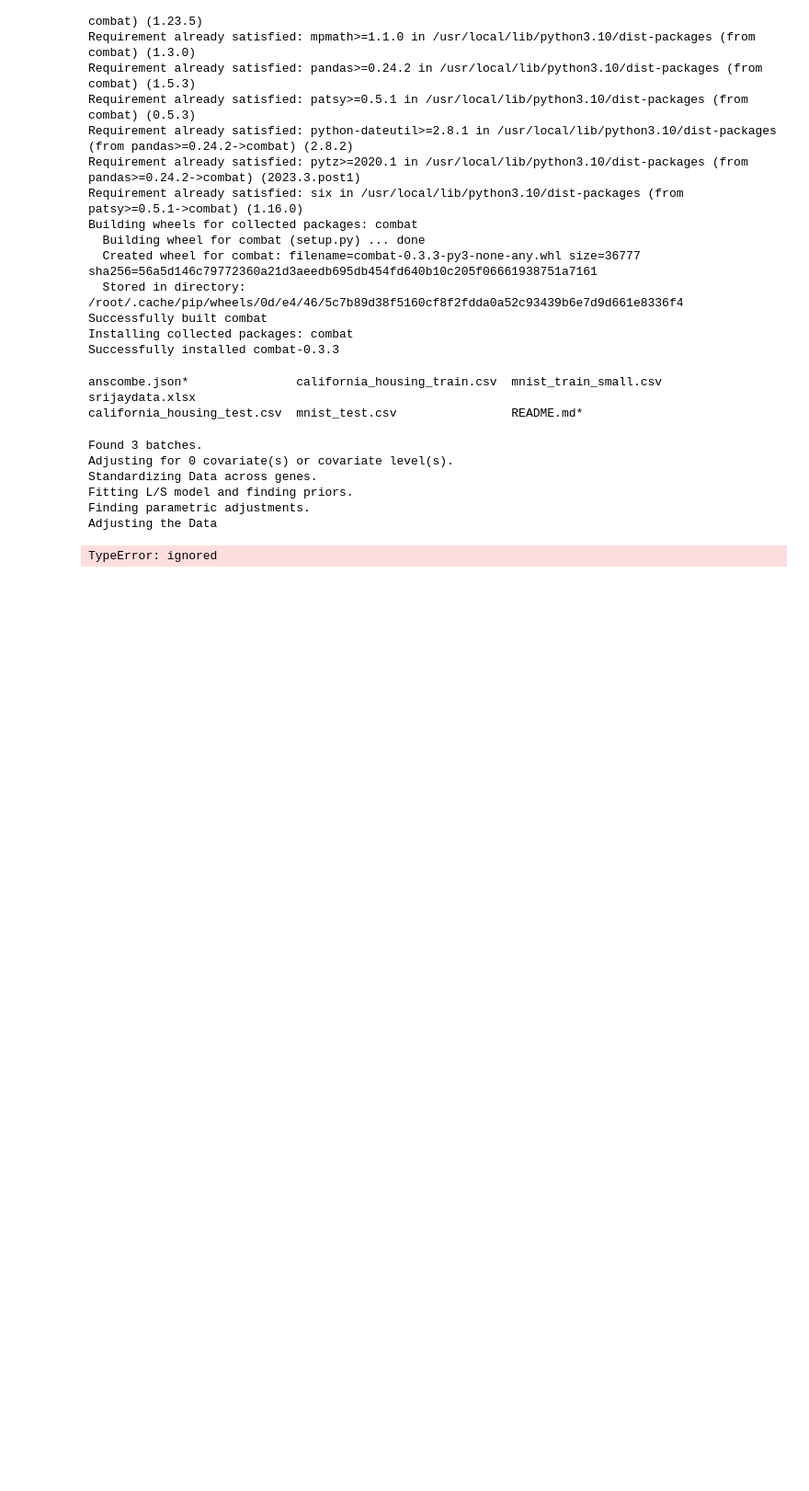
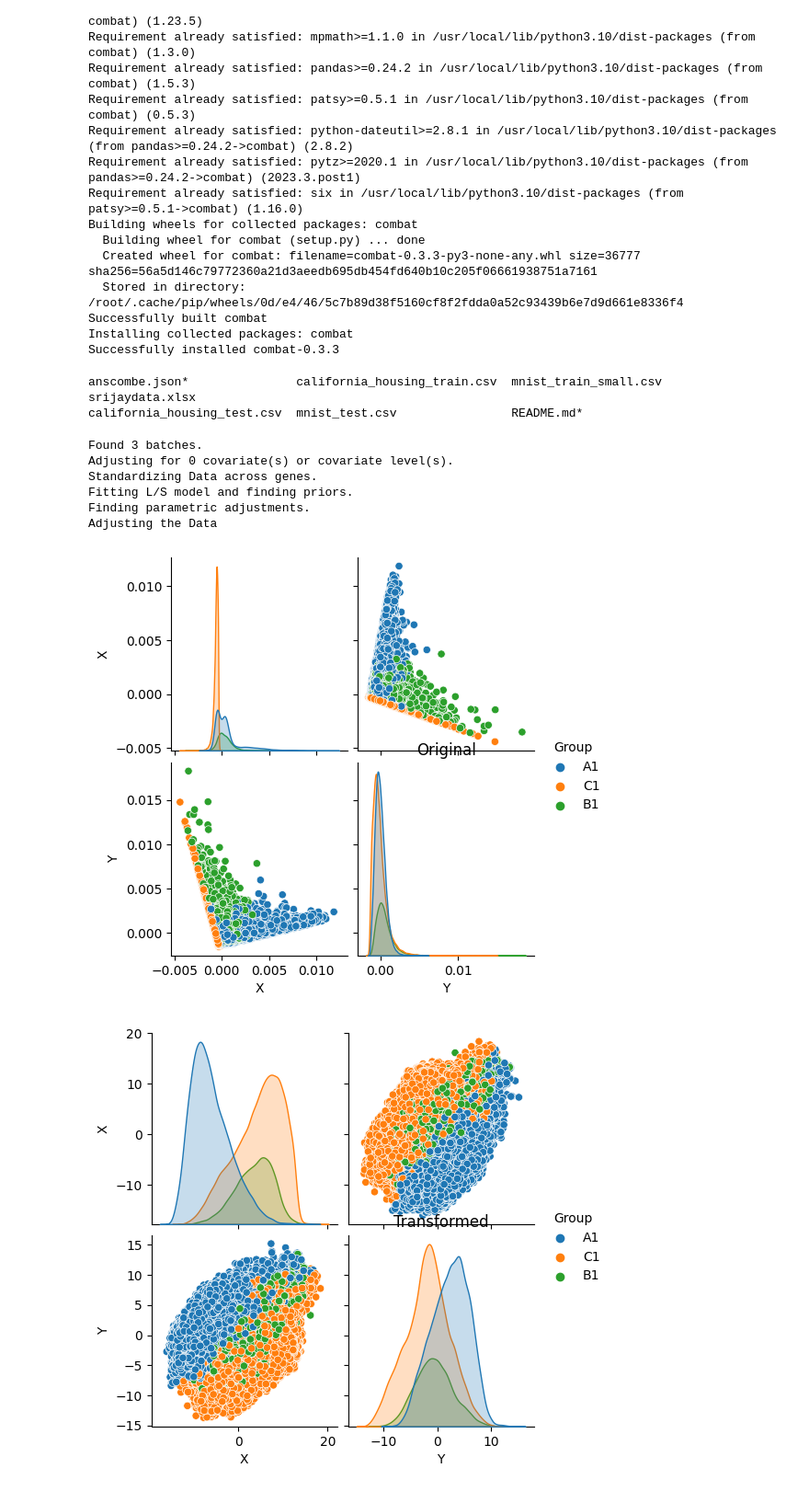
Before and after one commit to foxtrotmike/musings, a Jupyter notebook: srijay_data.ipynb, the cells around one changed output. Shown: that part at 92% size. Drawn from its saved outputs; the diff is of its cells as text; code cells hidden in the pictures; blank space fills up the shorter version.

```diff
--- a/srijay_data.ipynb
+++ b/srijay_data.ipynb
@@ -68,17 +68,15 @@ def ZSSTransform(z):
     return tz
 
 def plot2D(X,C,title = '',xidx=0,yidx=1):
-
     pca = PCA().fit(X)
     #plt.figure();plt.plot(np.cumsum(pca.explained_variance_ratio_)); plt.show()
     Z = pca.transform(X)
-
-
     dfZ = pd.DataFrame(Z[:,[xidx,yidx]], columns=['X', 'Y']) #select PCA axes here
     dfZ['Group'] = C
     import seaborn as sns
     #sns.pairplot(data=dfZ, hue='Group')
-    sns.pairplot(data=dfZ, kind = 'kde',hue='Group')
+    sns.pairplot(data=dfZ, hue='Group')
+    #sns.pairplot(data=dfZ, kind = 'kde',hue='Group')
     #sns.kdeplot(data=dfZ, x='X', y='Y', hue='Group', fill=True);
     plt.title(title)
 
@@ -162,4 +159,8 @@ plot2D(X,C,'Original');
-# %%
-plot2D(X_corrected,C,'Corrected')
-# %% [output]
-TypeError: ignored
+# %%
+#plot scatter or density plots -- may take time though due to number of points
+plot2D(X,C,'Original');
+plot2D(Xt,C,'Transformed')
+plot2D(X_corrected,C,'Corrected')
+# %% [output]
+[figure, added]
+[figure, added]
```
Also changed, not shown: parts of 3 cells of this notebook.
